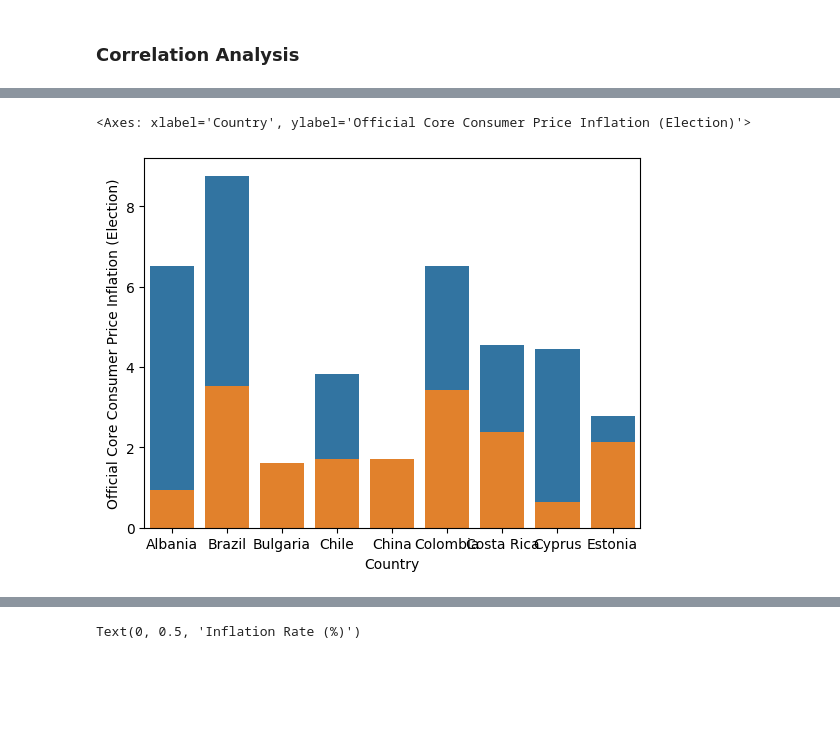
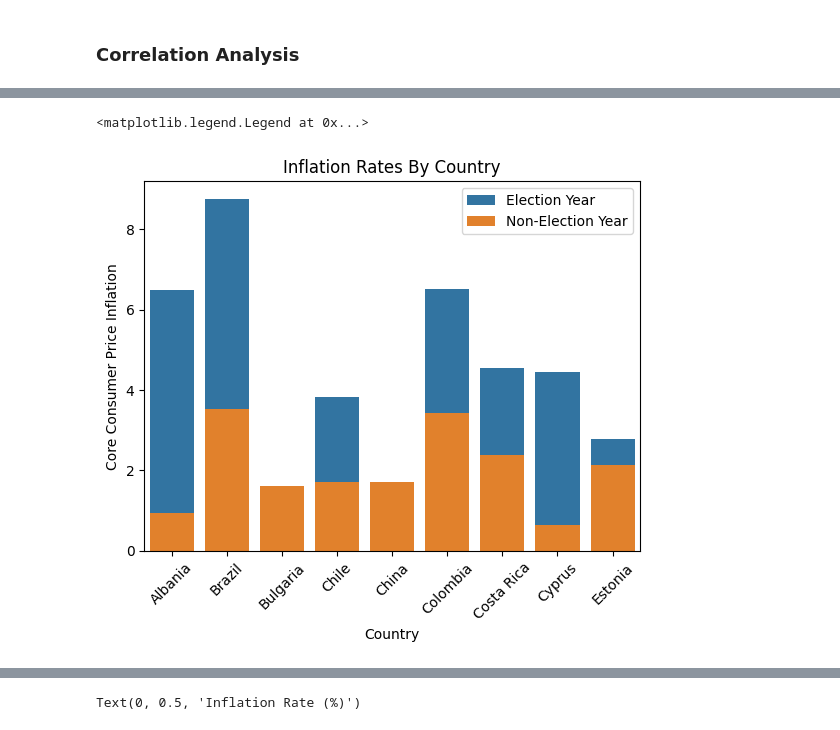
Before and after one commit to cmgboji/PSY371F-Final-Project, a Jupyter notebook: PSY 371F - Notebook.ipynb, the cells around one changed output, grey strips where cells are left out. Cells and saved outputs as stored; diff of their text form; code cells hidden in the pictures; blank space fills up the shorter version.

Commit message:
Updated plots

```diff
--- a/PSY 371F - Notebook.ipynb
+++ b/PSY 371F - Notebook.ipynb
@@ -279,3 +279,8 @@ elections_df.head()
 | 7 | Bulgaria | 2018-01-01 | 1.601698 | 4.933 | 2021-01-01 | ... |
 | 9 | Chile | 2018-01-01 | 1.717328 | 6.476 | 2021-01-01 | ... |
 | 10 | China | 2019-01-01 | 1.703221 | 5.191 | 2023-01-01 | ... |
+# %%
+elections_df['Inflation Difference'] = elections_df['Official Core Consumer Price Inflation (Election)'] - elections_df['Official Core Consumer Price Inflation (Non-Election)']
+elections_df['Happiness Difference'] = elections_df['Score (Election)'] - elections_df['Score (Non-Election)']
+
+elections_df.head()
@@ -309,6 +330,10 @@ sns.scatterplot(elections_df, x = 'Year (Election)',
 # %%
-sns.barplot(elections_df[:10], x = 'Country', y = 'Official Core Consumer Price Inflation (Election)')
-sns.barplot(elections_df[:10], x = 'Country', y = 'Official Core Consumer Price Inflation (Non-Election)')
+sns.barplot(elections_df[:10], x = 'Country', y = 'Official Core Consumer Price Inflation (Election)', label = 'Election Year')
+sns.barplot(elections_df[:10], x = 'Country', y = 'Official Core Consumer Price Inflation (Non-Election)', label = 'Non-Election Year')
+plt.xticks(rotation = 45)
+plt.ylabel('Core Consumer Price Inflation')
+plt.title('Inflation Rates By Country')
+plt.legend()
 # %% [output]
-<Axes: xlabel='Country', ylabel='Official Core Consumer Price Inflation (Election)'>
+<matplotlib.legend.Legend at 0x...>
-[figure, old version]
+[figure, new version]
```
Also changed, not shown: parts of 12 cells of this notebook, 1 other file.
